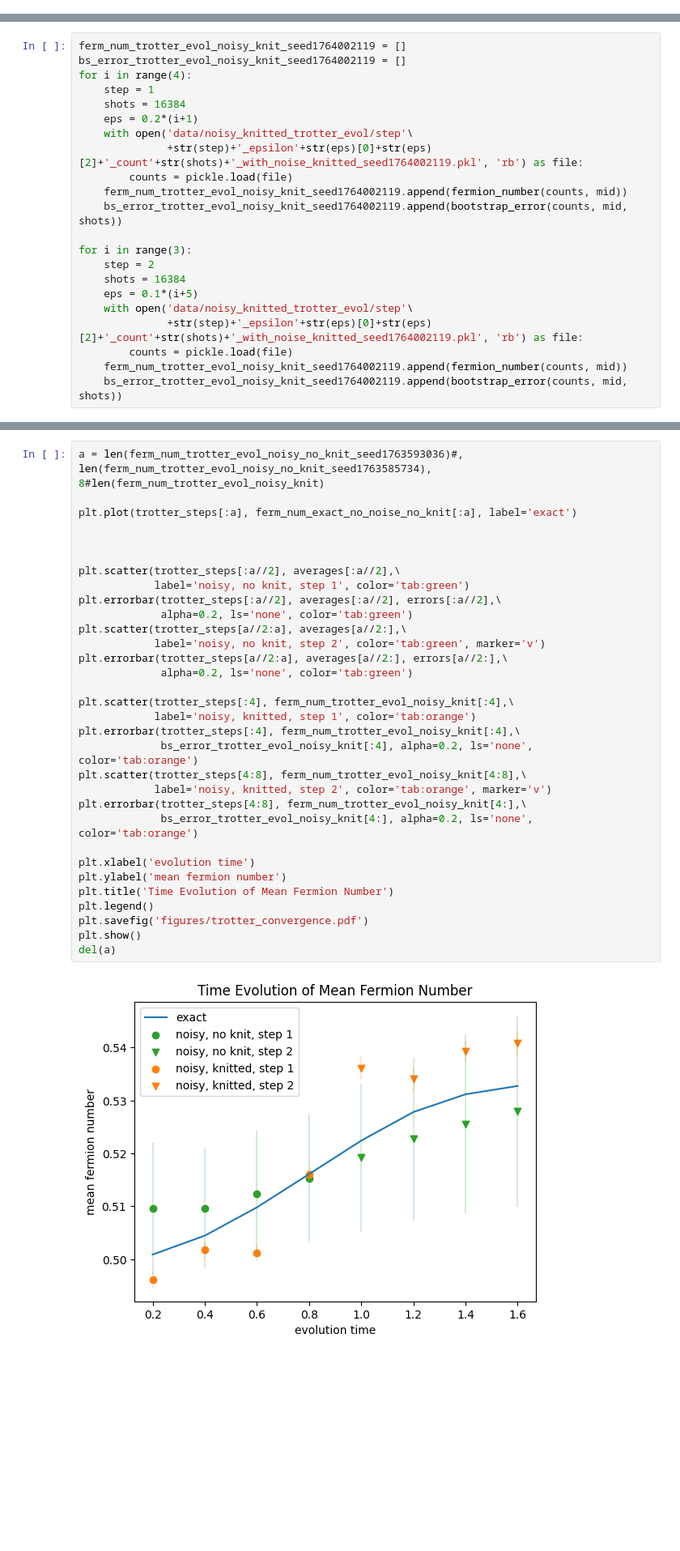
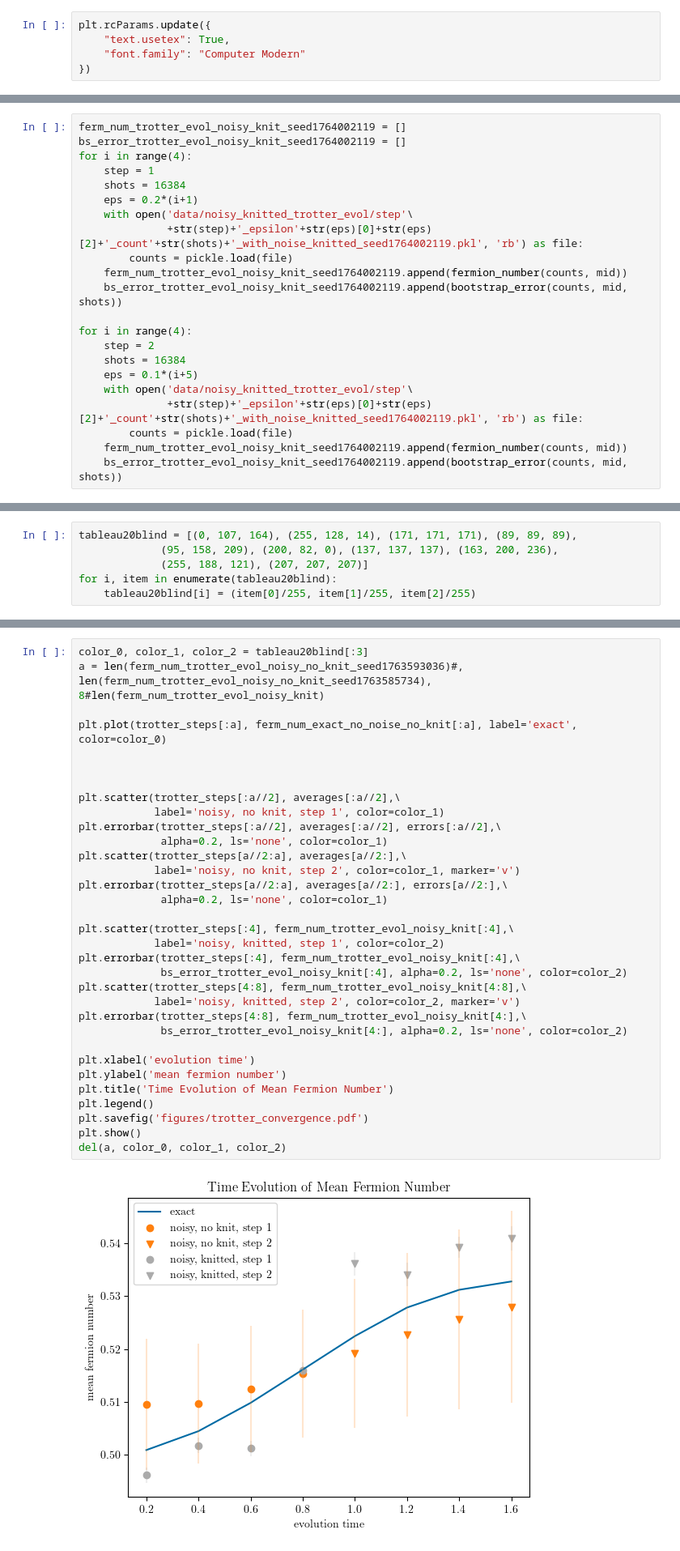
Before and after one commit to petergerrit/circuit_knitting, a Jupyter notebook: plots.ipynb, the cells around one changed output, grey strips where cells are left out. Shown at 81% size. Drawn from its saved outputs; the diff is of its cells as text; blank space fills up the shorter version.

Commit message:
explore colorblind friendly plots

```diff
--- a/plots.ipynb
+++ b/plots.ipynb
@@ -2,6 +2,11 @@
 import numpy as np
 import matplotlib.pyplot as plt
 from scipy.optimize import curve_fit
+# %%
+plt.rcParams.update({
+    "text.usetex": True,
+    "font.family": "Computer Modern"
+})
 # %%
 shots_list = [1024*2**i for i in range(11)]
 shots_list_36 = [36*1024*2**i for i in range(11)]
@@ -361,7 +366,7 @@ for i in range(4):
     ferm_num_trotter_evol_noisy_knit_seed1764002119.append(fermion_number(counts, mid))
     bs_error_trotter_evol_noisy_knit_seed1764002119.append(bootstrap_error(counts, mid, shots))
 
-for i in range(3):
+for i in range(4):
     step = 2
     shots = 16384
     eps = 0.1*(i+5)
@@ -523,3 +522,9 @@ errors = [np.float64(0.012417849235362726),
  np.float64(0.015418783856303762),
  np.float64(0.016975439069589968),
  np.float64(0.018090455161037657)]
+# %%
+tableau20blind = [(0, 107, 164), (255, 128, 14), (171, 171, 171), (89, 89, 89),
+             (95, 158, 209), (200, 82, 0), (137, 137, 137), (163, 200, 236),
+             (255, 188, 121), (207, 207, 207)]
+for i, item in enumerate(tableau20blind):
+    tableau20blind[i] = (item[0]/255, item[1]/255, item[2]/255)
@@ -526,37 +547,38 @@ errors = [np.float64(0.012417849235362726),
 # %%
+color_0, color_1, color_2 = tableau20blind[:3]
 a = len(ferm_num_trotter_evol_noisy_no_knit_seed1763593036)#, len(ferm_num_trotter_evol_noisy_no_knit_seed1763585734), 8#len(ferm_num_trotter_evol_noisy_knit)
 
-plt.plot(trotter_steps[:a], ferm_num_exact_no_noise_no_knit[:a], label='exact')
+plt.plot(trotter_steps[:a], ferm_num_exact_no_noise_no_knit[:a], label='exact', color=color_0)
 
 
 
 plt.scatter(trotter_steps[:a//2], averages[:a//2],\
-            label='noisy, no knit, step 1', color='tab:green')
+            label='noisy, no knit, step 1', color=color_1)
 plt.errorbar(trotter_steps[:a//2], averages[:a//2], errors[:a//2],\
-             alpha=0.2, ls='none', color='tab:green')
+             alpha=0.2, ls='none', color=color_1)
 plt.scatter(trotter_steps[a//2:a], averages[a//2:],\
-            label='noisy, no knit, step 2', color='tab:green', marker='v')
+            label='noisy, no knit, step 2', color=color_1, marker='v')
 plt.errorbar(trotter_steps[a//2:a], averages[a//2:], errors[a//2:],\
-             alpha=0.2, ls='none', color='tab:green')
+             alpha=0.2, ls='none', color=color_1)
 
 plt.scatter(trotter_steps[:4], ferm_num_trotter_evol_noisy_knit[:4],\
-            label='noisy, knitted, step 1', color='tab:orange')
+            label='noisy, knitted, step 1', color=color_2)
 plt.errorbar(trotter_steps[:4], ferm_num_trotter_evol_noisy_knit[:4],\
-             bs_error_trotter_evol_noisy_knit[:4], alpha=0.2, ls='none', color='tab:orange')
+             bs_error_trotter_evol_noisy_knit[:4], alpha=0.2, ls='none', color=color_2)
 plt.scatter(trotter_steps[4:8], ferm_num_trotter_evol_noisy_knit[4:8],\
-            label='noisy, knitted, step 2', color='tab:orange', marker='v')
+            label='noisy, knitted, step 2', color=color_2, marker='v')
 plt.errorbar(trotter_steps[4:8], ferm_num_trotter_evol_noisy_knit[4:],\
-             bs_error_trotter_evol_noisy_knit[4:], alpha=0.2, ls='none', color='tab:orange')
+             bs_error_trotter_evol_noisy_knit[4:], alpha=0.2, ls='none', color=color_2)
 
 plt.xlabel('evolution time')
 plt.ylabel('mean fermion number')
 plt.title('Time Evolution of Mean Fermion Number')
 plt.legend()
 plt.savefig('figures/trotter_convergence.pdf')
 plt.show()
-del(a)
+del(a, color_0, color_1, color_2)
 # %% [output]
-[figure, old version]
+[figure, new version]
 # %%
 # a, b, c = len(ferm_num_trotter_evol_noisy_knit), len(ferm_num_trotter_evol_noisy_no_knit),\
 #              len(ferm_num_trotter_evol_noisy_no_knit_take2)
```
Also changed, not shown: parts of 15 cells of this notebook, 1 other file.
